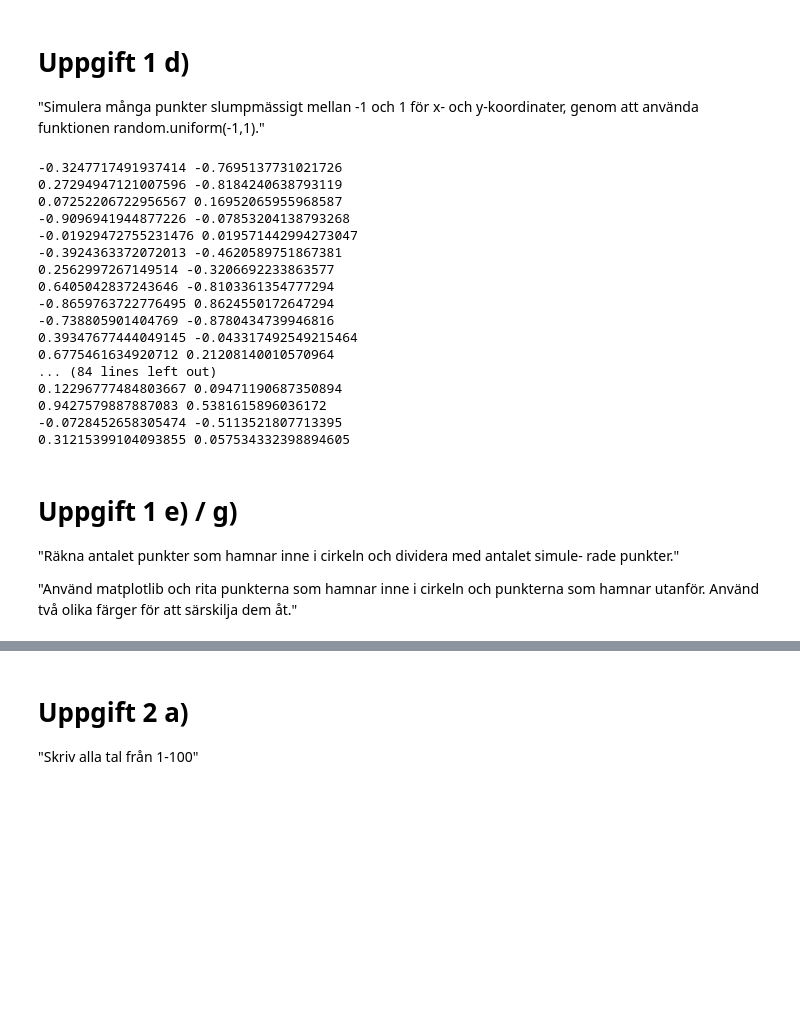
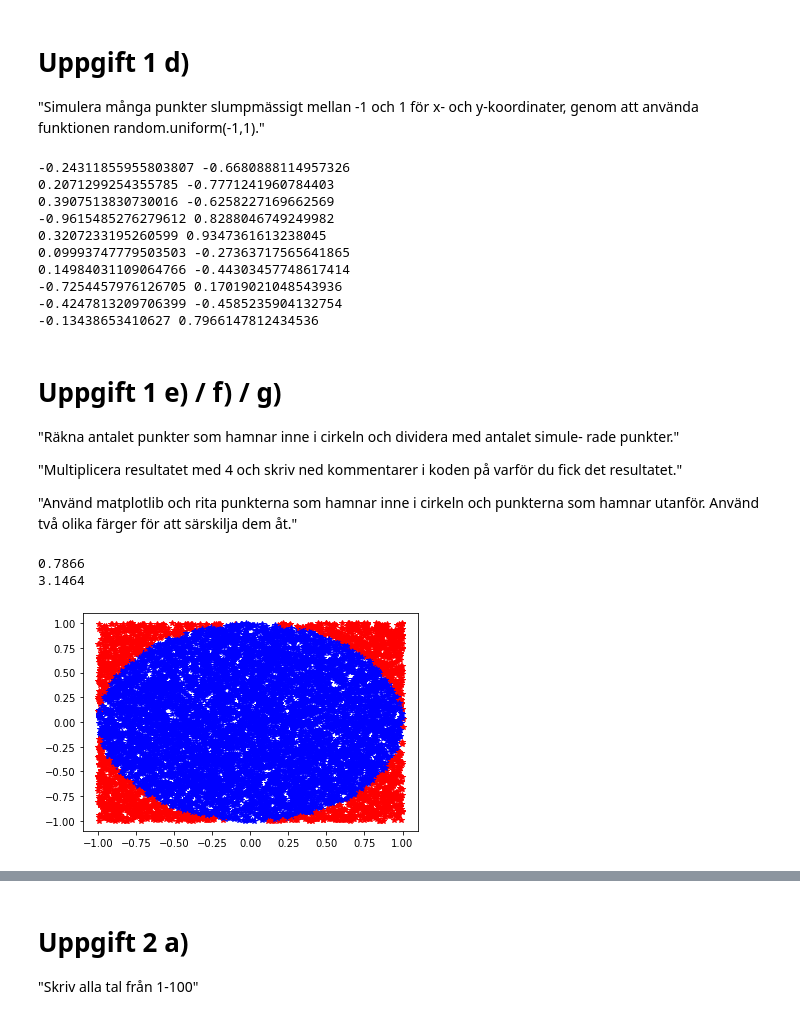
Before and after one commit to LennyFace1234/Orhan_Yuksel_TE19C, a Jupyter notebook: Räkna_med_python/Programmeringslaboration1.ipynb, the cells around one changed output, grey strips where cells are left out. Cells and saved outputs as stored; diff of their text form; code cells hidden in the pictures; blank space fills up the shorter version.

```diff
--- a/Räkna_med_python/Programmeringslaboration1.ipynb
+++ b/Räkna_med_python/Programmeringslaboration1.ipynb
@@ -48,36 +48,60 @@ genom att använda funktionen random.uniform(-1,1)."
 # %%
 import random as rnd
 
-for i in range(100): # upprepar 100 gånger
+for i in range(10): # upprepar 10 gånger
 
-    x = rnd.uniform(-1,1) #randomizar x koordinat mellan -1 och 1
+    x = rnd.uniform(-1,1) #slumpar x koordinat mellan -1 och 1
 
-    y = rnd.uniform(-1,1) #randomizar y koordinat mellan -1 och 1
+    y = rnd.uniform(-1,1) #slumpar y koordinat mellan -1 och 1
 
-    print(x,y) #printar randomizad x och y koordinat
+    print(x,y) #printar slumpad x och y koordinat
 # %% [output]
--0.3247717491937414 -0.7695137731021726
-0.27294947121007596 -0.8184240638793119
-0.07252206722956567 0.16952065955968587
--0.9096941944877226 -0.07853204138793268
--0.01929472755231476 0.019571442994273047
--0.3924363372072013 -0.4620589751867381
-0.2562997267149514 -0.3206692233863577
-0.6405042837243646 -0.8103361354777294
--0.8659763722776495 0.8624550172647294
--0.738805901404769 -0.8780434739946816
-0.39347677444049145 -0.043317492549215464
-0.6775461634920712 0.21208140010570964
-... (84 lines left out)
-0.12296777484803667 0.09471190687350894
-0.9427579887887083 0.5381615896036172
--0.0728452658305474 -0.5113521807713395
-0.31215399104093855 0.057534332398894605
+-0.24311855955803807 -0.6680888114957326
+0.2071299254355785 -0.7771241960784403
+0.3907513830730016 -0.6258227169662569
+-0.9615485276279612 0.8288046749249982
+0.3207233195260599 0.9347361613238045
+0.09993747779503503 -0.27363717565641865
+0.14984031109064766 -0.44303457748617414
+-0.7254457976126705 0.17019021048543936
+-0.4247813209706399 -0.4585235904132754
+-0.13438653410627 0.7966147812434536
 # %% [markdown]
-# Uppgift 1 e) / g)
+# Uppgift 1 e) / f) / g)
 
 "Räkna antalet punkter som hamnar inne i cirkeln och dividera med antalet simule-
 rade punkter."
 
+"Multiplicera resultatet med 4 och skriv ned kommentarer i koden på varför du fick
+det resultatet."
+
 "Använd matplotlib och rita punkterna som hamnar inne i cirkeln och punkterna
 som hamnar utanför. Använd två olika färger för att särskilja dem åt."
+# %%
+import random as rnd
+import matplotlib.pyplot as plt
+import math
+
+z = 0 # Ger variabeln z värdet 0
+
+for i in range(10000):
+    x = rnd.uniform(-1,1) #randomizar x koordinat mellan -1 och 1
+    y = rnd.uniform(-1,1) #randomizar y koordinat mellan -1 och 1
+    svar = math.sqrt(x**2+y**2) # Tar alla simulerade koordinater och räknar ut med hjälp av pythagoras sats vilka som är inne i cirkeln.
+
+    if svar < 1:
+        plt.plot(x,y, '*b')  #Om den är mindre än 1 (Cirkelns radie) så är den innuti cirkeln och visas som blå
+        z+=1 # Varje gång en punkt är innuti cirkeln så höjs "z" med 1. z är antalet prickar innuti cirkeln. Den höjs med 1 varje gång det är något innuti cirkeln för att räkna med punkten i de som är innuti cirkeln.
+
+    else:
+        plt.plot(x,y, '*r') # Om den är över 1 så är den utanför cirkeln och visas som röd
+
+svar2 = z/10000 # Dividerar antalet punkter som hamnade i cirkeln med antalet simulerade punkter
+
+print(svar2)
+
+print(svar2*4) # Om man gångrar svaret med 4 så ser blir det runt 3.14 vilket är pi. Det kan ha med sättet man räknar ut cirkelns area att göra då pi används för att räkna ut den.
+# %% [output]
+0.7866
+3.1464
+[figure, added]
```
Also changed, not shown: parts of 15 cells of this notebook.
